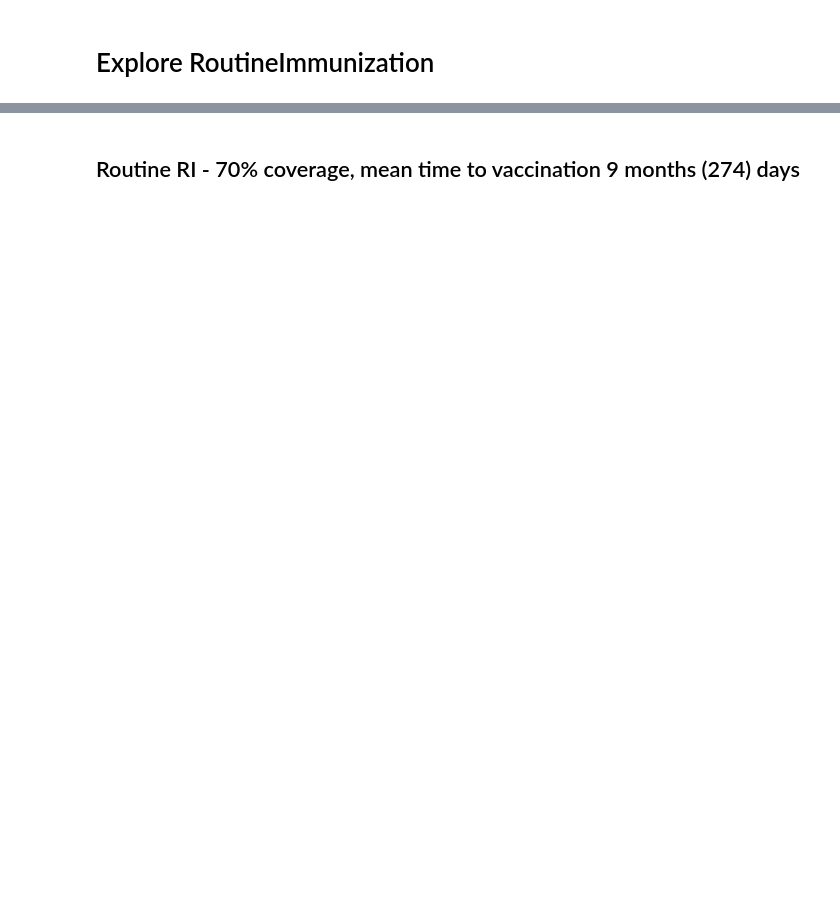
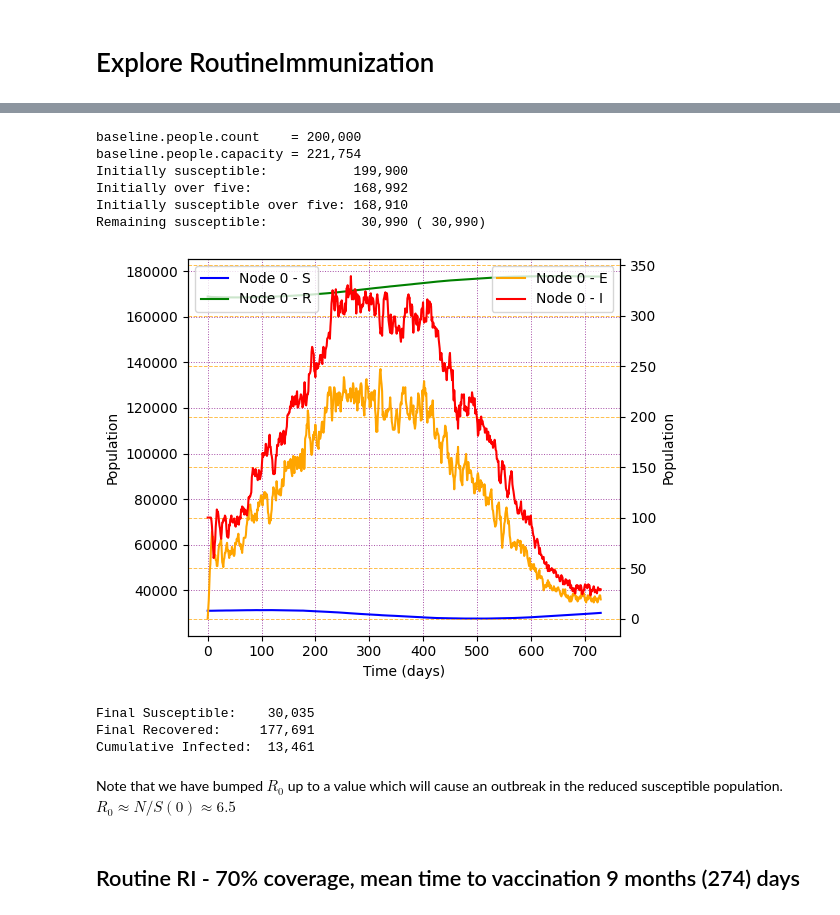
Before and after one commit to InstituteforDiseaseModeling/laser-generic, a Jupyter notebook: docs/tutorials/notebooks/ri_exploration.ipynb, the cells around one changed output, grey strips where cells are left out. Saved outputs shown, nothing was run; the diff lists cells and outputs as text; code cells hidden in the pictures; blank space fills up the shorter version.

```diff
--- a/docs/tutorials/notebooks/ri_exploration.ipynb
+++ b/docs/tutorials/notebooks/ri_exploration.ipynb
@@ -104,47 +111,60 @@ baseline.components = [
     SEIR.VitalDynamics(baseline, birthrates, pyramid, survival),
 ]
 
-print(f"{baseline.people.count   =:7,}")
-print(f"{baseline.people.capacity=:7,}")
+print(f"{baseline.people.count    =:8,}")
+print(f"{baseline.people.capacity =:8,}")
 
-def initialize_susceptibility(model, output: bool = False) -> None:
+def initialize_susceptibility(model, output: bool = False, plot: bool = False) -> None:
 
     # Mark everyone over age 5 and susceptible as recovered (not susceptible)
     now = 0
     ages = now - model.people.dob
 
     ##### ======== #####
-    if output:
+    if plot:
         nbins = (ages.max() + 1) // 365
         plt.hist(ages, bins=nbins, color="lightgreen", edgecolor="black")
         plt.xlabel("Age (days)")
         plt.ylabel("Count")
         plt.title("Histogram of Ages at Baseline")
         plt.show()
         print(f"Ages range from {ages.min()} to {ages.max()} days")
     ##### ======== #####
 
     susceptible = model.people.state == State.SUSCEPTIBLE.value
     over_five = ages >= 5*365
     susceptible_over_five = susceptible & over_five
     model.people.state[susceptible_over_five] = State.RECOVERED.value
     model.nodes.S[now,:] -= susceptible_over_five.sum()
     model.nodes.R[now,:] += susceptible_over_five.sum()
     remaining_susceptible = model.people.state == State.SUSCEPTIBLE.value
     if output:
         print(f"Initially susceptible:           {susceptible.sum():7,}")
         print(f"Initially over five:             {over_five.sum():7,}")
         print(f"Initially susceptible over five: {susceptible_over_five.sum():7,}")
         print(f"Remaining susceptible:           {remaining_susceptible.sum():7,} ({model.nodes.S[now,:].sum():7,})")
 
     return
 
-initialize_susceptibility(baseline, output=True)
+initialize_susceptibility(baseline, output=True, plot=False)
 
 baseline.run(f"SEIR {NNODES} Node(s) 2 Year No RI")
 
 plot_traces(baseline)
 print_summary(baseline)
+# %% [output]
+baseline.people.count    = 200,000
+baseline.people.capacity = 221,754
+Initially susceptible:           199,900
+Initially over five:             168,992
+Initially susceptible over five: 168,910
+Remaining susceptible:            30,990 ( 30,990)
+[figure, added]
+Final Susceptible:    30,035
+Final Recovered:     177,691
+Cumulative Infected:  13,461
+# %% [markdown]
+Note that we have bumped $R_0$ up to a value which will cause an outbreak in the reduced susceptible population. $R_0 \approx N / S(0) \approx 6.5$
 # %% [markdown]
 ## Routine RI - 70% coverage, mean time to vaccination 9 months (274) days
 # %%
```
Also changed, not shown: parts of 7 cells of this notebook.
